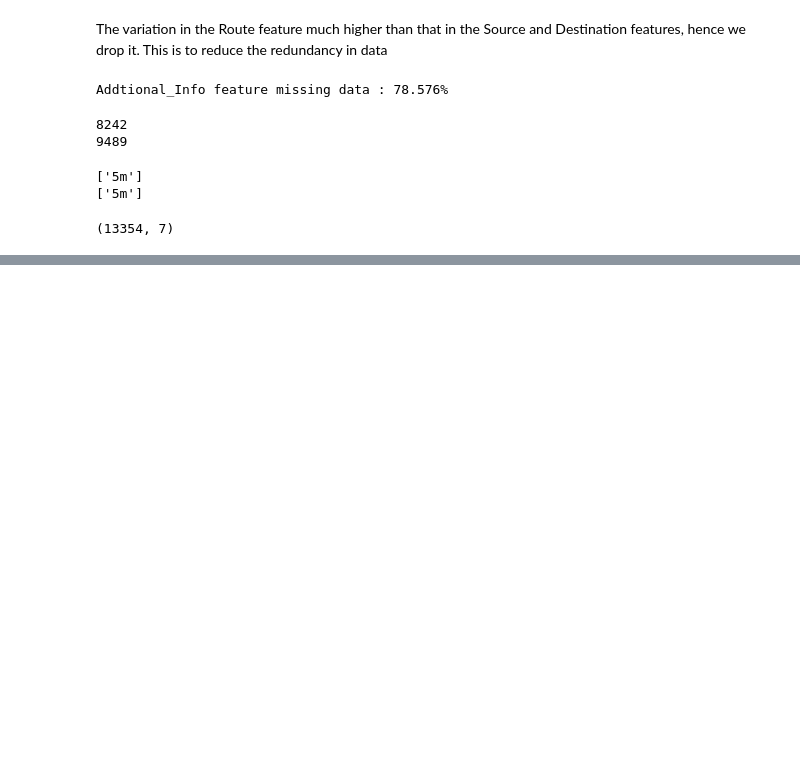
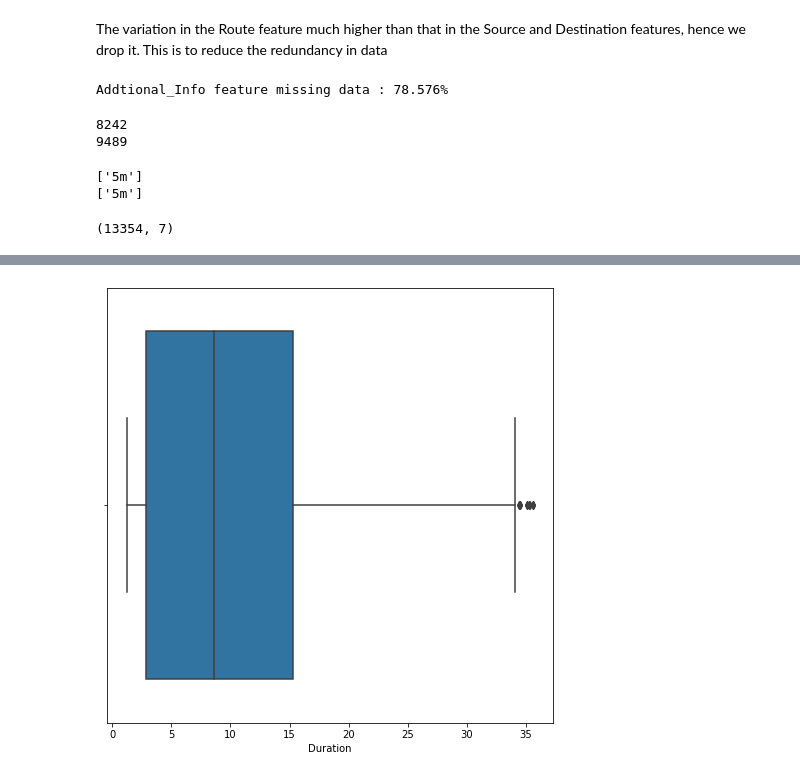
Before and after one commit to zobekenobe/DT-Evaluation-Project, a Jupyter notebook: Project 7.ipynb, the cells around one changed output, grey strips where cells are left out. Saved outputs shown, nothing was run; the diff lists cells and outputs as text; code cells hidden in the pictures; blank space fills up the shorter version.

```diff
--- a/Project 7.ipynb
+++ b/Project 7.ipynb
@@ -272,0 +311,4 @@ memory usage: 730.3+ KB
+# %%
+# Attempting to remove outliers using the zscore
+from scipy.stats import zscore
+z = np.abs(zscore(df[['Duration']]))
@@ -272,0 +319,9 @@ memory usage: 730.3+ KB
+# %%
+temp = df[(z < 3).all(axis = 1)]
+# %%
+# plotting the Duration feature to check for removed outliers
+plt.figure(figsize = (8,8))
+sns.boxplot(temp['Duration'], orient = 'h')
+plt.show()
+# %% [output]
+[figure, added]
```
Also changed, not shown: parts of 42 cells of this notebook.
